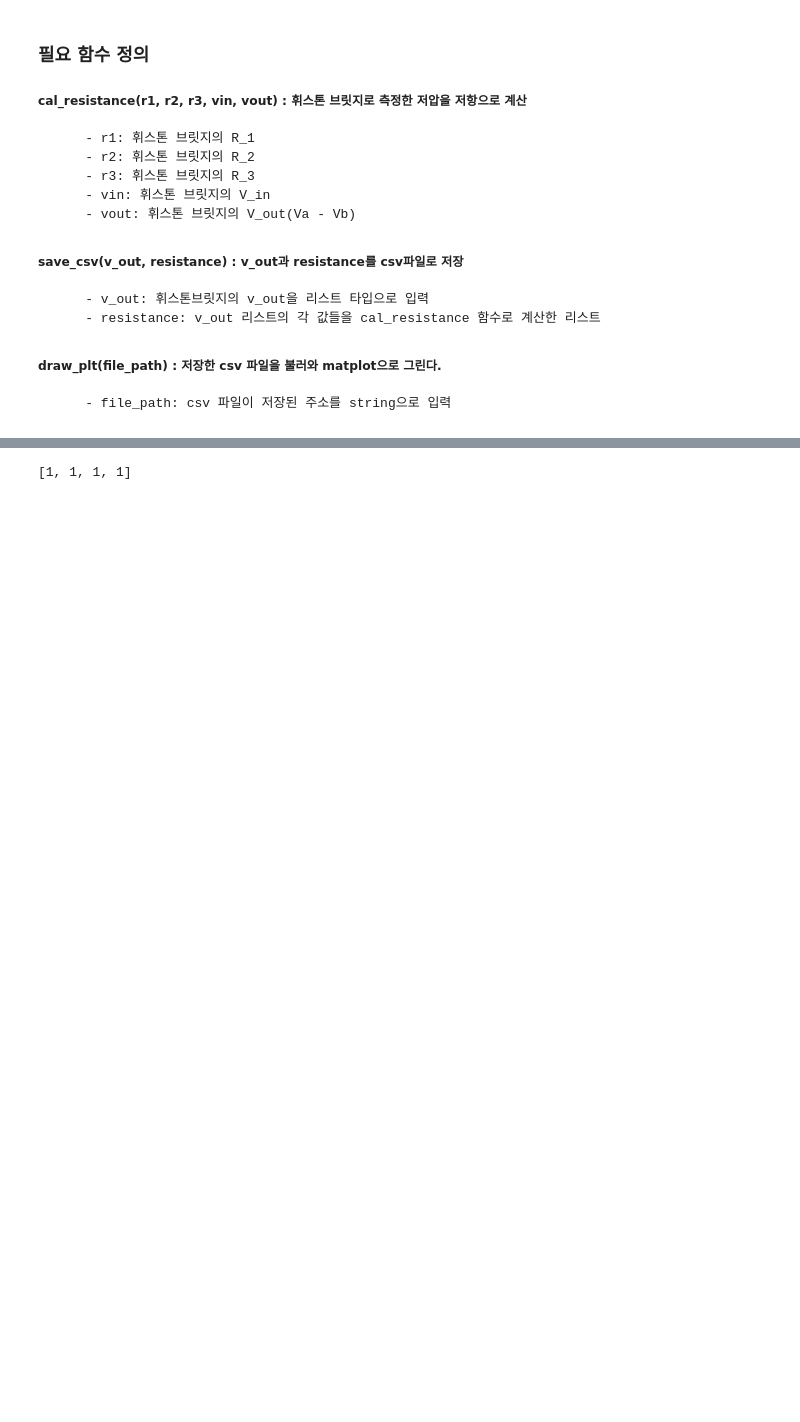
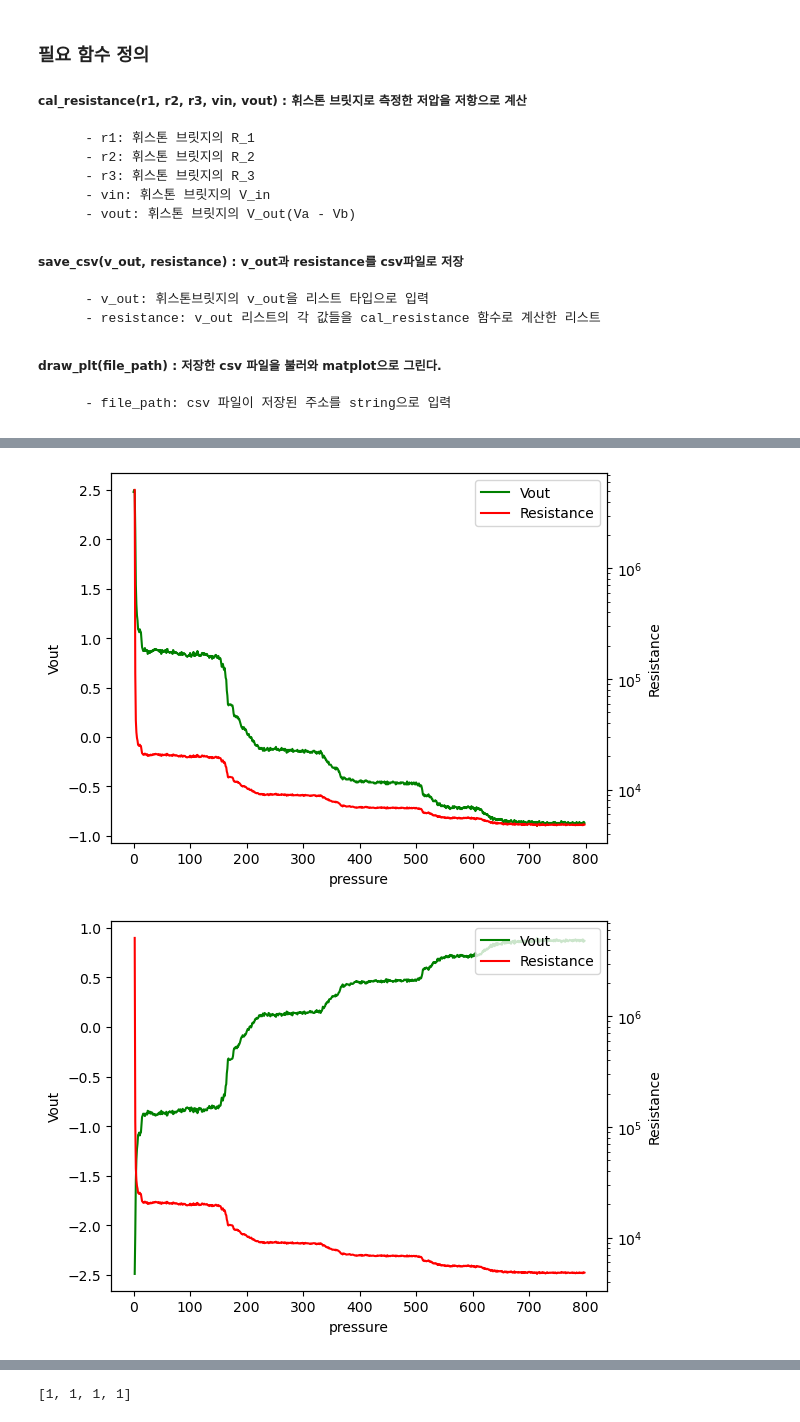
Before and after one commit to beobmun/3_1_algorithm, a Jupyter notebook: current_circuit/term_project.ipynb, the cells around one changed output, grey strips where cells are left out. Drawn from its saved outputs; the diff is of its cells as text; code cells hidden in the pictures; blank space fills up the shorter version.

Commit message:
current_circuit report 4 data visualization ok

```diff
--- a/current_circuit/term_project.ipynb
+++ b/current_circuit/term_project.ipynb
@@ -198,24 +198,24 @@ def save_csv(splited_val):
     df.to_csv('output.csv', index=False, encoding='cp949')
 
 # 저장한 csv파일을 읽고 matplot으로 그리기
-def draw_plt(file_path):
+def draw_plt(file_path, ax_1, ax_2):
     read_data = pd.read_csv(file_path)
 
+    read_data["Vout_calculate"] = (10000/(10000+10000)-read_data["Resistance"]/(10000+read_data["Resistance"]))*5
+
     fig, ax1 = plt.subplots()
-    line_1 = ax1.plot(read_data["v_out"], color='green', label='voltage')
+    line_1 = ax1.plot(read_data[ax_1], color='green', label='Vout')
     ax1.set_xlabel("pressure")
-    ax1.set_ylabel("voltage")
+    ax1.set_ylabel("Vout")
 
     ax2 = plt.twinx()
-    line_2 = ax2.plot(read_data["resistance"], color='red', label='resistance')
-    ax2.set_ylabel("resistance")
+    line_2 = ax2.plot(read_data[ax_2], color='red', label='Resistance')
+    ax2.set_ylabel("Resistance")
     ax2.set_yscale('log')
 
     lines = line_1 + line_2
     labels = [l.get_label() for l in lines]
-    ax1.legend(lines, labels, loc='upper left')
-
-draw_plt
+    ax1.legend(lines, labels, loc='upper right')
 # %%
 # 실험 4 휘스톤브릿지 전압 측정
 
@@ -300,0 +305,6 @@ df
+# %%
+draw_plt("./output_value.csv", "Vout", "Resistance")
+draw_plt("./output_value.csv", "Vout_calculate", "Resistance")
+# %% [output]
+[figure, added]
+[figure, added]
```
Also changed, not shown: parts of 4 cells of this notebook, 3 other files.
